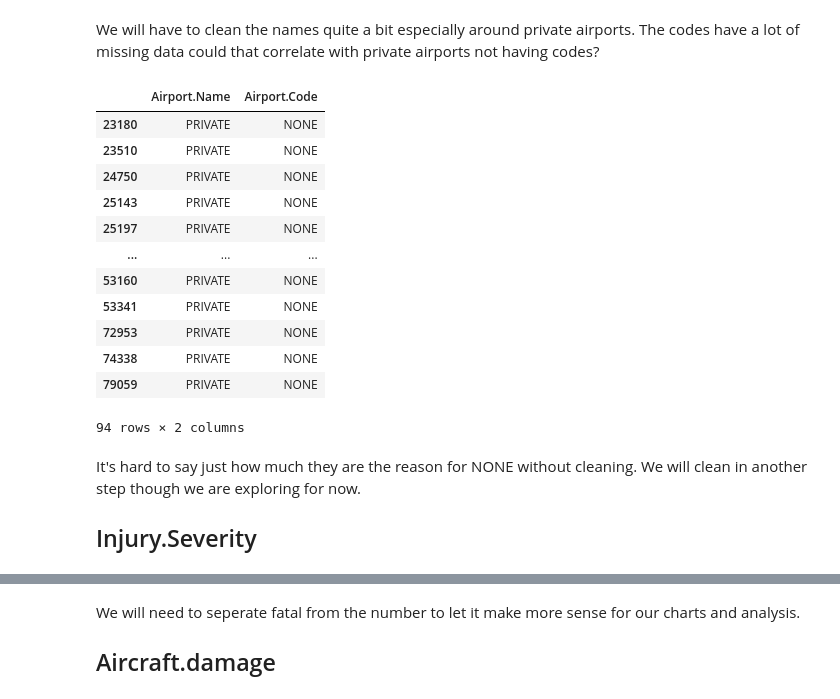
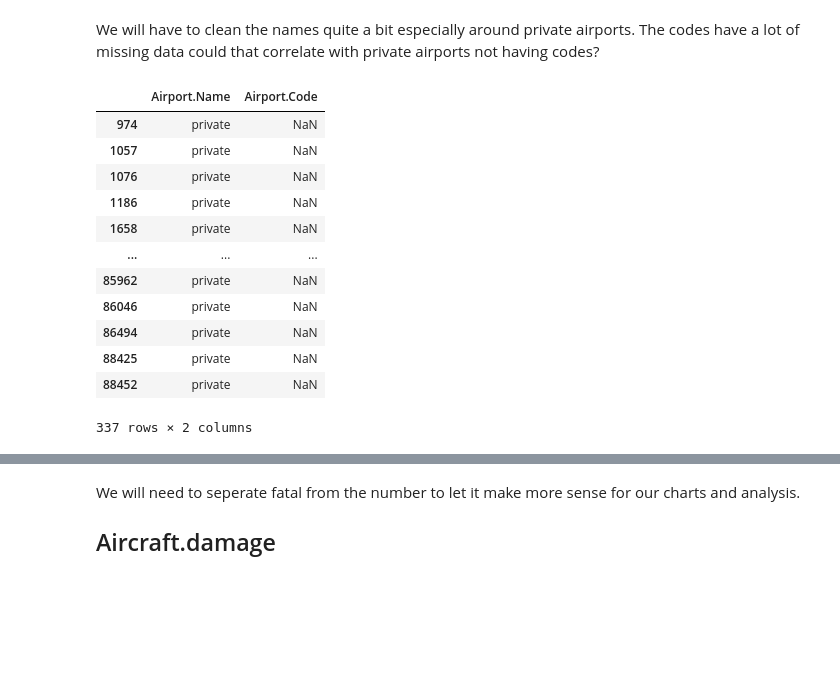
Before and after one commit to emmascotson/aviation-venture-risk-eda, a Jupyter notebook: aviation-venture-risk-eda.ipynb, the cells around one changed output, grey strips where cells are left out. Cells and saved outputs as stored; diff of their text form; code cells hidden in the pictures; blank space fills up the shorter version.

Commit message:
data standardization started

```diff
--- a/aviation-venture-risk-eda.ipynb
+++ b/aviation-venture-risk-eda.ipynb
@@ -120,0 +125,38 @@ Name: Broad.phase.of.flight, dtype: object
+# %%
+#lowercase and stripe white space, this removes a lot of duplicate labels
+def standardize_string(s):
+    if pd.isna(s):
+        return s
+    if isinstance(s,str):
+        s = s.strip().lower()#.replace(' ','_')
+    return s
+
+#for some columns treating none as nan helps us do analysis
+def none_to_nan(s):
+    if s == 'none':
+        return np.nan
+    return s
+
+#for some columns treating unknown as nan helps us do analysis
+def unknown_to_nan(s):
+    if s == 'unknown':
+        return np.nan
+    return s
+
+#for some columns treating unknown as nan helps us do analysis
+def unk_to_nan(s):
+    if s == 'unk':
+        return np.nan
+    return s
+
+display(aviation_data.head())
+aviation_data = aviation_data.applymap(standardize_string)
+
+replace_none_cols = ['Airport.Code','Airport.Name','Registration.Number']
+aviation_data[replace_none_cols] = aviation_data[replace_none_cols].applymap(none_to_nan)
+
+replace_unknown_cols = ['Engine.Type','Aircraft.damage','Registration.Number']
+aviation_data[replace_unknown_cols] = aviation_data[replace_unknown_cols].applymap(unknown_to_nan)
+
+display(aviation_data.head())
+aviation_data['Airport.Code'].value_counts()
@@ -268,22 +339,18 @@ Name: Airport.Name, Length: 24871, dtype: int64
 We will have to clean the names quite a bit especially around private airports.
 The codes have a lot of missing data could that correlate with private airports not having codes?
 # %%
-aviation_data[(aviation_data['Airport.Name']=='PRIVATE') & (aviation_data['Airport.Code']=='NONE')][['Airport.Name','Airport.Code']]
+aviation_data[(aviation_data['Airport.Name']=='private') & (aviation_data['Airport.Code'].isna())][['Airport.Name','Airport.Code']]
 # %% [output]
 |  | Airport.Name | Airport.Code |
-| 23180 | PRIVATE | NONE |
-| 23510 | PRIVATE | NONE |
-| 24750 | PRIVATE | NONE |
-| 25143 | PRIVATE | NONE |
-| 25197 | PRIVATE | NONE |
+| 974 | private | NaN |
+| 1057 | private | NaN |
+| 1076 | private | NaN |
+| 1186 | private | NaN |
+| 1658 | private | NaN |
 | ... | ... | ... |
-| 53160 | PRIVATE | NONE |
-| 53341 | PRIVATE | NONE |
-| 72953 | PRIVATE | NONE |
-| 74338 | PRIVATE | NONE |
-| 79059 | PRIVATE | NONE |
+| 85962 | private | NaN |
+| 86046 | private | NaN |
+| 86494 | private | NaN |
+| 88425 | private | NaN |
+| 88452 | private | NaN |
-94 rows × 2 columns
+337 rows × 2 columns
-# %% [markdown]
-It's hard to say just how much they are the reason for NONE without cleaning.  We will clean in another step though we are exploring for now.
-
-## Injury.Severity
```
Also changed, not shown: parts of 15 cells of this notebook.
